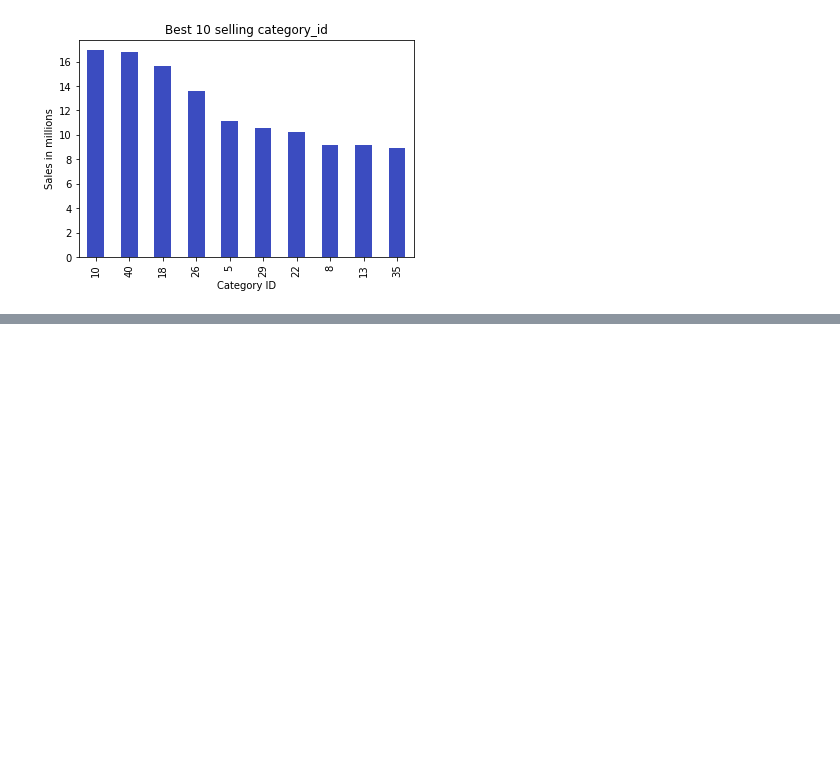
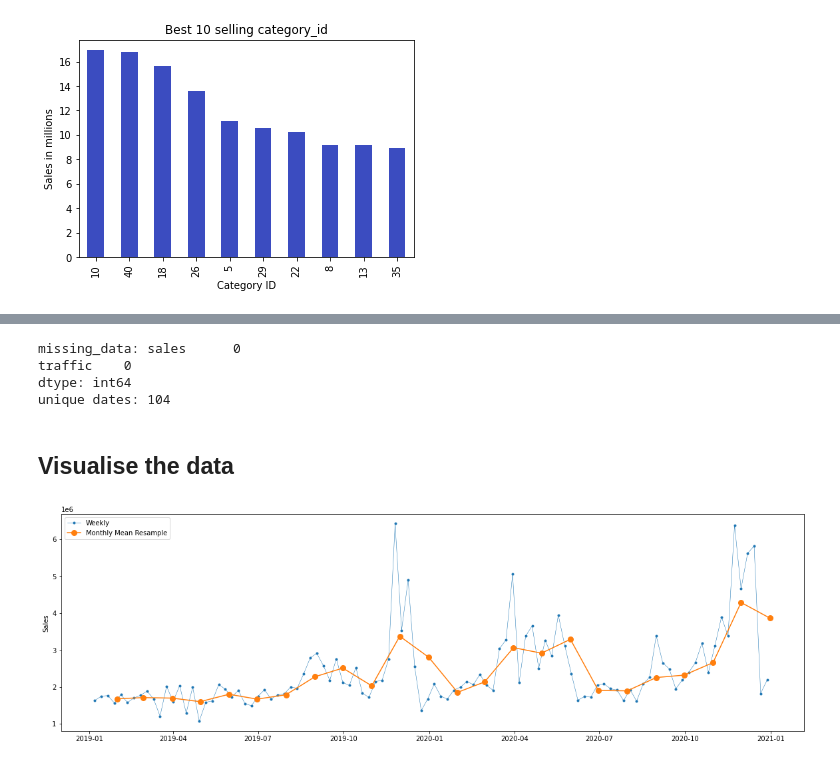
Before and after one commit to mikolaj-halemba/Predictive-task, a Jupyter notebook: Predictive task description.ipynb, the cells around one changed output, grey strips where cells are left out. Cells and saved outputs as stored; diff of their text form; code cells hidden in the pictures; blank space fills up the shorter version.

```diff
--- a/Predictive task description.ipynb
+++ b/Predictive task description.ipynb
@@ -134,0 +185,5 @@ top_prods.plot(kind="bar", title = 'Best 10 selling category_id', cmap='coolwarm
+# %%
+#'product_id' 'traffic': 'sum'
+data=df2.groupby(['week_starting_date_sales']).agg({'sales': 'sum'}).reset_index()
+data = data.set_index('week_starting_date_sales')
+data.head()
@@ -134,0 +198,19 @@ top_prods.plot(kind="bar", title = 'Best 10 selling category_id', cmap='coolwarm
+# %%
+print("missing_data:", data.isna().sum())
+print("unique dates:", data.index.nunique())
+# %% [output]
+missing_data: sales      0
+traffic    0
+dtype: int64
+unique dates: 104
+# %% [markdown]
+## Visualise the data
+# %%
+y = data[['sales']]
+fig, ax = plt.subplots(figsize=(20, 6))
+ax.plot(y,marker='.', linestyle='-', linewidth=0.5, label='Weekly')
+ax.plot(y.resample('M').mean(),marker='o', markersize=8, linestyle='-', label='Monthly Mean Resample')
+ax.set_ylabel('Sales')
+ax.legend();
+# %% [output]
+[figure, added]
```
Also changed, not shown: parts of 28 cells of this notebook.
